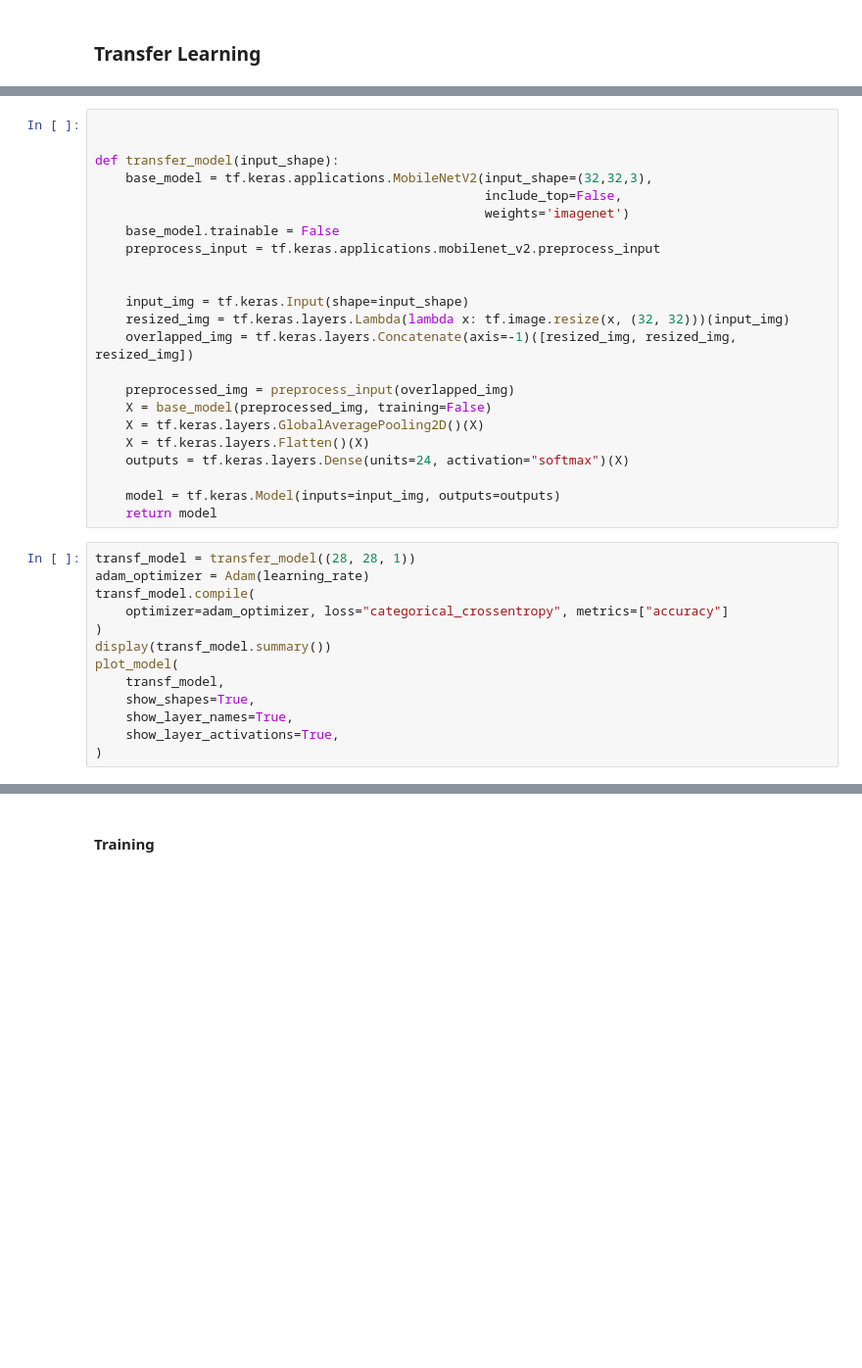
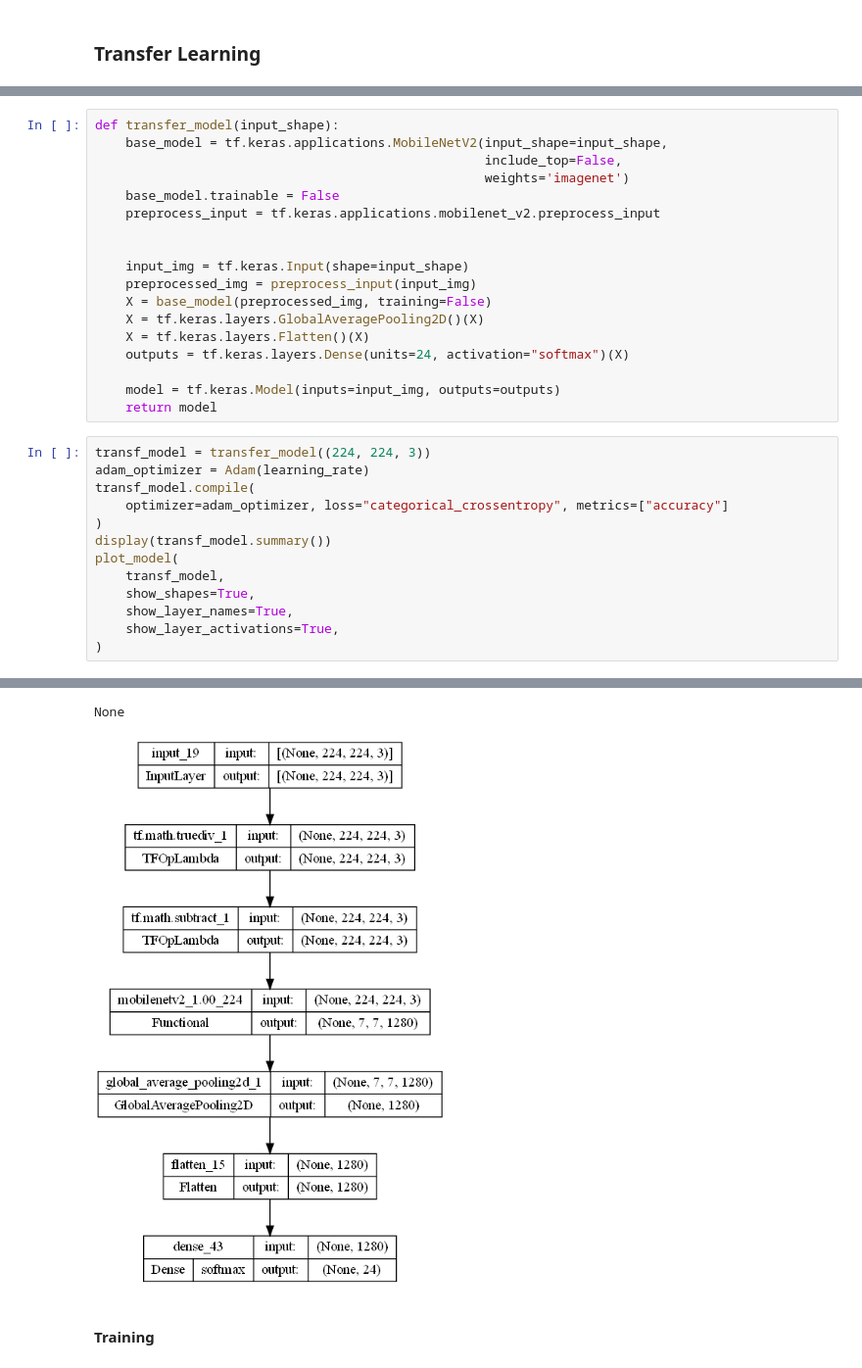
Before and after one commit to JorgeIvanJH/The_Most_Complete_CNN_Classification_Guide, a Jupyter notebook: my_ntbk.ipynb, the cells around one changed output, grey strips where cells are left out. Shown: that part at 98% size. Drawn from its saved outputs; the diff is of its cells as text; blank space fills up the shorter version.

Commit message:
preprocess_transf_learning

```diff
--- a/my_ntbk.ipynb
+++ b/my_ntbk.ipynb
@@ -783,8 +847,6 @@ This approach leverages the pretrained weights of "MobileNetV2" for the image cl
 # %%
-
-
 def transfer_model(input_shape):
-    base_model = tf.keras.applications.MobileNetV2(input_shape=(32,32,3),
+    base_model = tf.keras.applications.MobileNetV2(input_shape=input_shape,
                                                    include_top=False,
                                                    weights='imagenet')
     base_model.trainable = False
@@ -792,10 +854,7 @@ def transfer_model(input_shape):
 
 
     input_img = tf.keras.Input(shape=input_shape)
-    resized_img = tf.keras.layers.Lambda(lambda x: tf.image.resize(x, (32, 32)))(input_img)
-    overlapped_img = tf.keras.layers.Concatenate(axis=-1)([resized_img, resized_img, resized_img])
-
-    preprocessed_img = preprocess_input(overlapped_img)
+    preprocessed_img = preprocess_input(input_img)
     X = base_model(preprocessed_img, training=False)
     X = tf.keras.layers.GlobalAveragePooling2D()(X)
     X = tf.keras.layers.Flatten()(X)
@@ -804,7 +863,7 @@ def transfer_model(input_shape):
     model = tf.keras.Model(inputs=input_img, outputs=outputs)
     return model
 # %%
-transf_model = transfer_model((28, 28, 1))
+transf_model = transfer_model((224, 224, 3))
 adam_optimizer = Adam(learning_rate)
 transf_model.compile(
     optimizer=adam_optimizer, loss="categorical_crossentropy", metrics=["accuracy"]
@@ -821,2 +896,4 @@ NameError: name 'transfer_model' is not defined
+None
+[figure, added]
 # %% [markdown]
 #### Training
```
Also changed, not shown: parts of 21 cells of this notebook.
